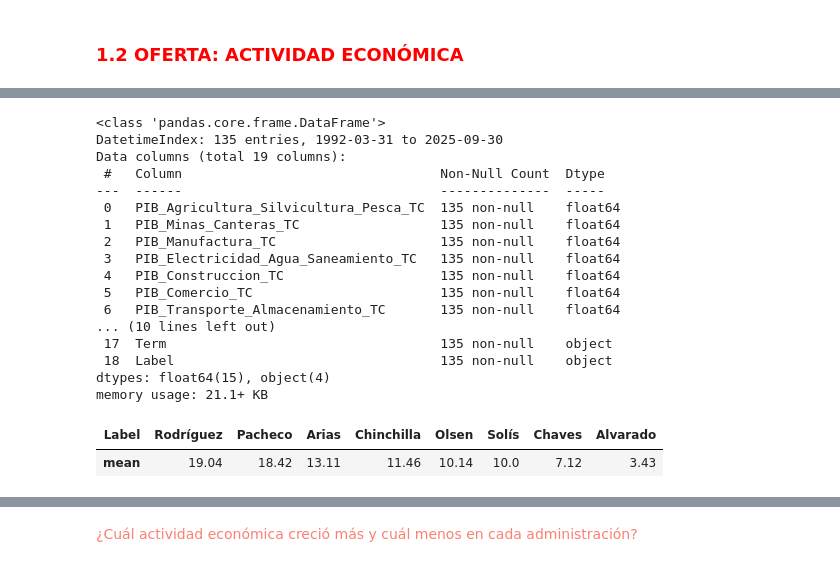
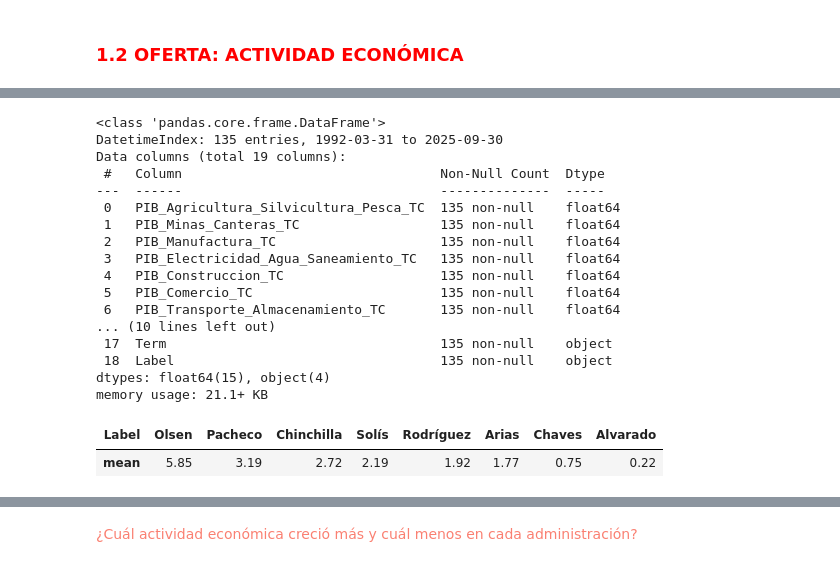
Before and after one commit to francinii/governomicsCR, a Jupyter notebook: informed_economist/notebooks/informe.ipynb, the cells around one changed output, grey strips where cells are left out. Cells and saved outputs as stored; diff of their text form; code cells hidden in the pictures.

```diff
--- a/informed_economist/notebooks/informe.ipynb
+++ b/informed_economist/notebooks/informe.ipynb
@@ -187,7 +200,7 @@ df.info()
 print('\n')
 
 #df.columns = df.columns.str.replace('_TC', '')
-col = 'PIB_Informacion_Comunicaciones_TC'
+col = 'PIB_Agricultura_Silvicultura_Pesca_TC'
 statistic = 'mean'
 df = df[df['Label'] != 'Calderón']
 
@@ -206,35 +219,35 @@ fig_pib_label = plot_timeseries_bars(
     zero_line=False,
     showlegend=True,
     colors=presidential_colors,
     template='plotly_white',
     show_y_grid=True
 )
 
 fig_pib_label.show()
 
 stats_by_admin = compute_basic_statistics(df, value_col=col, groupby_col='Label')
 stats_by_admin = stats_by_admin.sort_values(by = statistic, ascending = False).round(2)
 display(stats_by_admin[[statistic]].transpose())
 # %% [output]
 <class 'pandas.core.frame.DataFrame'>
 DatetimeIndex: 135 entries, 1992-03-31 to 2025-09-30
 Data columns (total 19 columns):
  #   Column                                 Non-Null Count  Dtype
 ---  ------                                 --------------  -----
  0   PIB_Agricultura_Silvicultura_Pesca_TC  135 non-null    float64
  1   PIB_Minas_Canteras_TC                  135 non-null    float64
  2   PIB_Manufactura_TC                     135 non-null    float64
  3   PIB_Electricidad_Agua_Saneamiento_TC   135 non-null    float64
  4   PIB_Construccion_TC                    135 non-null    float64
  5   PIB_Comercio_TC                        135 non-null    float64
  6   PIB_Transporte_Almacenamiento_TC       135 non-null    float64
 ... (10 lines left out)
  17  Term                                   135 non-null    object
  18  Label                                  135 non-null    object
 dtypes: float64(15), object(4)
 memory usage: 21.1+ KB
-| Label | Rodríguez | Pacheco | Arias | Chinchilla | Olsen | Solís | Chaves | Alvarado |
-| mean | 19.04 | 18.42 | 13.11 | 11.46 | 10.14 | 10.0 | 7.12 | 3.43 |
+| Label | Olsen | Pacheco | Chinchilla | Solís | Rodríguez | Arias | Chaves | Alvarado |
+| mean | 5.85 | 3.19 | 2.72 | 2.19 | 1.92 | 1.77 | 0.75 | 0.22 |
 # %%
 df = pib_ind
 
```
Also changed, not shown: parts of 3 cells of this notebook, 1 other file.
